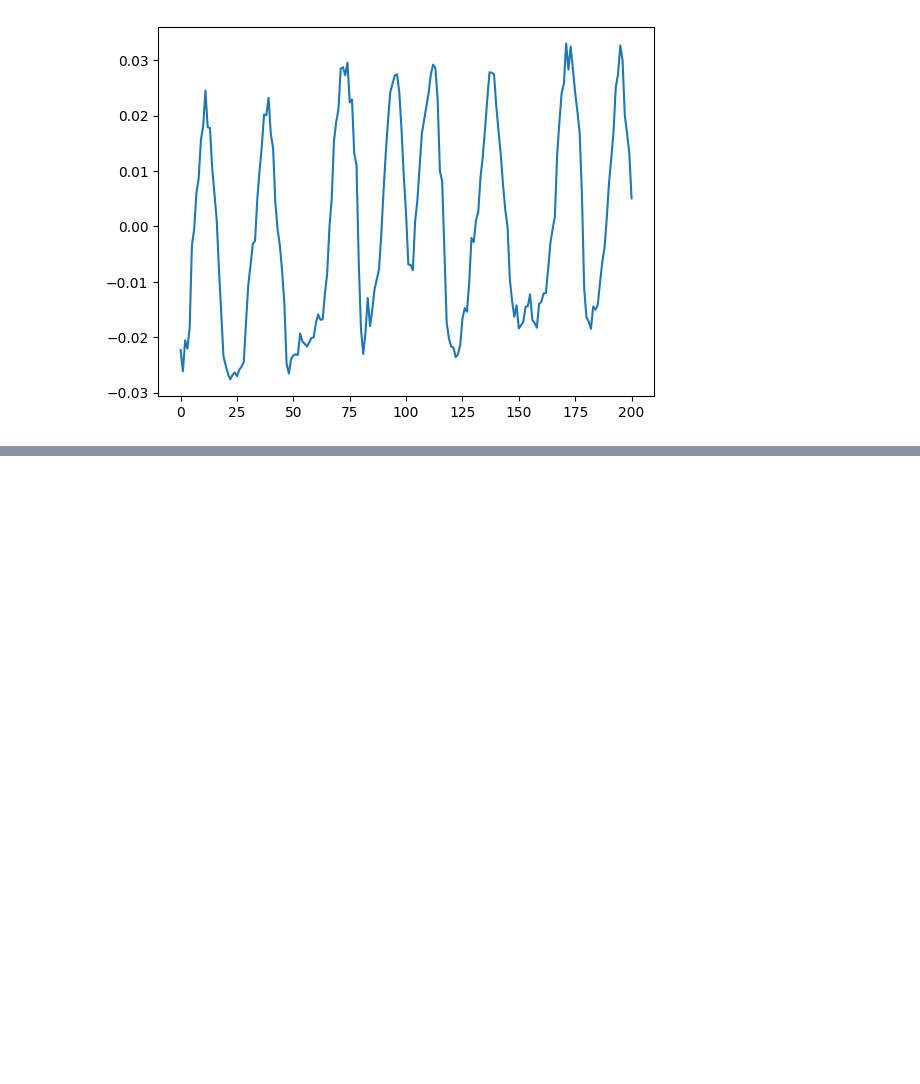
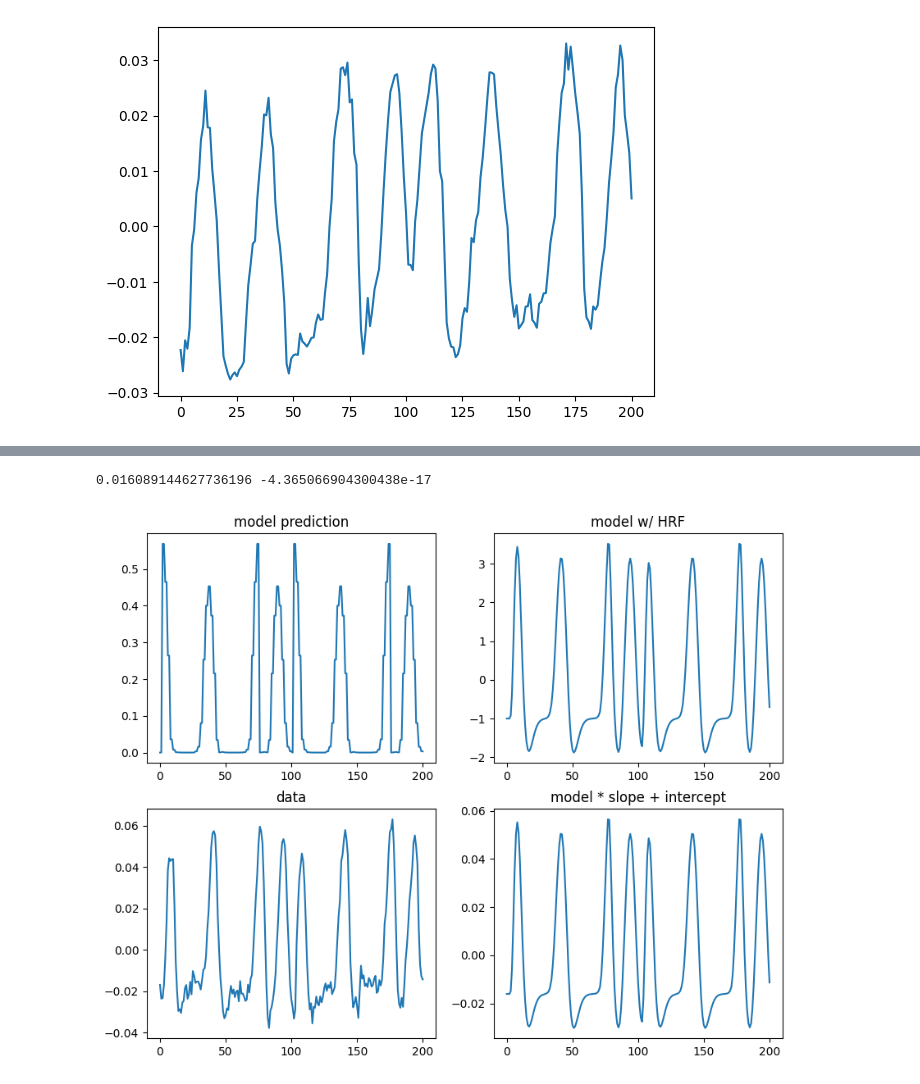
Before and after one commit to clayspacelab/popeye_model_fit, a Jupyter notebook: run_modelfit.ipynb, the cells around one changed output, grey strips where cells are left out. Saved outputs shown, nothing was run; the diff lists cells and outputs as text; code cells hidden in the pictures; blank space fills up the shorter version.

```diff
--- a/run_modelfit.ipynb
+++ b/run_modelfit.ipynb
@@ -276,36 +279,44 @@ plt.show()
 # %%
 def distance_mask_coarse(x, y, sigma):
     dist = (stimulus.deg_x0 - x) ** 2 + (stimulus.deg_y0 - y) ** 2
     mask = np.empty_like(dist, dtype='uint8')
     mask[dist < 5*sigma**2] = 1
     return mask
 mask = distance_mask_coarse(Ff[5], Ff[6], Ff[3])
 resp = generate_rf_timeseries(stimulus.stim_arr0, rf, mask)
 resp = resp ** Ff[4]
 # data = resp * 100 + 100
 data = scan_data_visual[xi[vx], yi[vx], zi[vx], :]
+# data = data * np.mean(data) + np.mean(data)
 # data = data * np.mean(data) + np.mean(data)
 
 # data = utils.percent_change(data)
 # data = (data - np.mean(data)) / np.mean(data)
 # data = utils.percent_change(data)
 model = fftconvolve(resp, utils.double_gamma_hrf(0, 1.3))[0:len(resp)]
 
 model = (model - np.mean(model)) / np.mean(model)
 # model = utils.percent_change(model, ax=-1)
 # model = ( (model / np.mean(model)) - 1 ) * 100
 
 p = linregress(model, data)
 print(p[0], p[1])
 # model = (model - model.mean())/ model.mean()
 # model = (model / model.mean() - 1) * 100
-f, axs = plt.subplots(2, 2, figsize=(10, 5))
+f, axs = plt.subplots(2, 2, figsize=(10, 8))
 axs[0,0].plot(resp)
-axs[0,1].plot(data)
-axs[1,0].plot(model)
+axs[0,0].set_title('model prediction')
+axs[0,1].plot(model)
+axs[0,1].set_title('model w/ HRF')
+axs[1,0].plot(data)
+axs[1,0].set_title('data')
 axs[1,1].plot(p[0] * model + p[1])
+axs[1,1].set_title('model * slope + intercept')
 
 plt.show()
+# %% [output]
+0.016089144627736196 -4.365066904300438e-17
+[figure, added]
 # %%
 # Plot histograms for each parameter in RF_sst_fFit
 f, axs = plt.subplots(3, 3, figsize=(20, 10))
```
Also changed, not shown: parts of 6 cells of this notebook, 3 other files.
